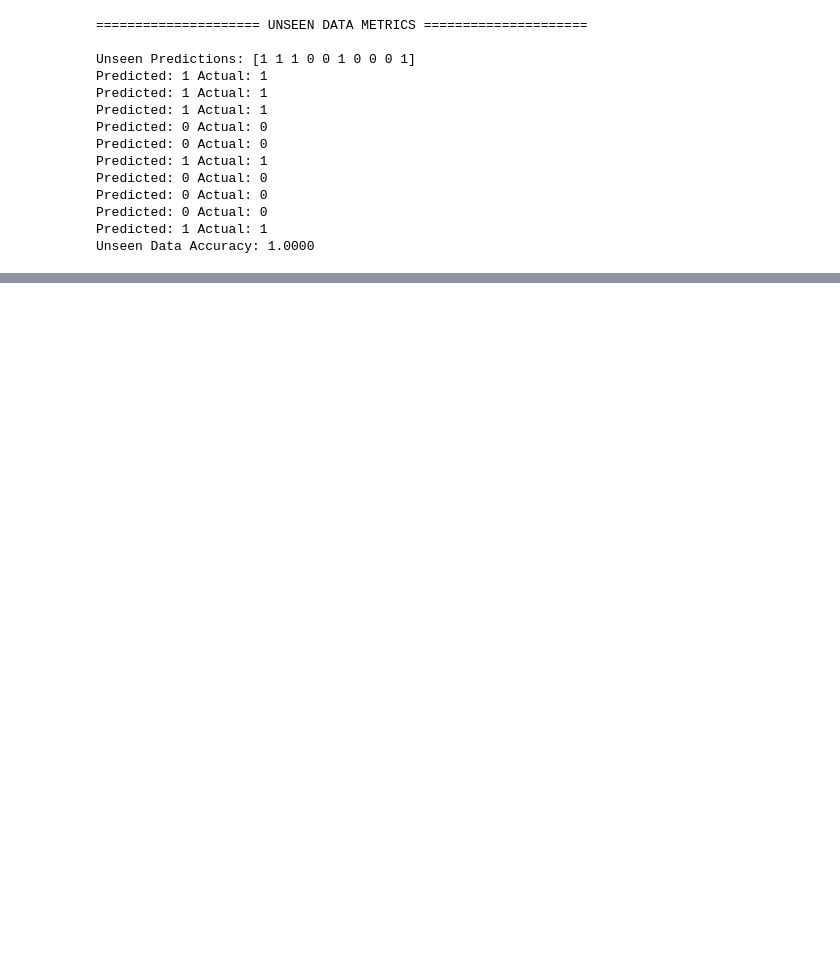
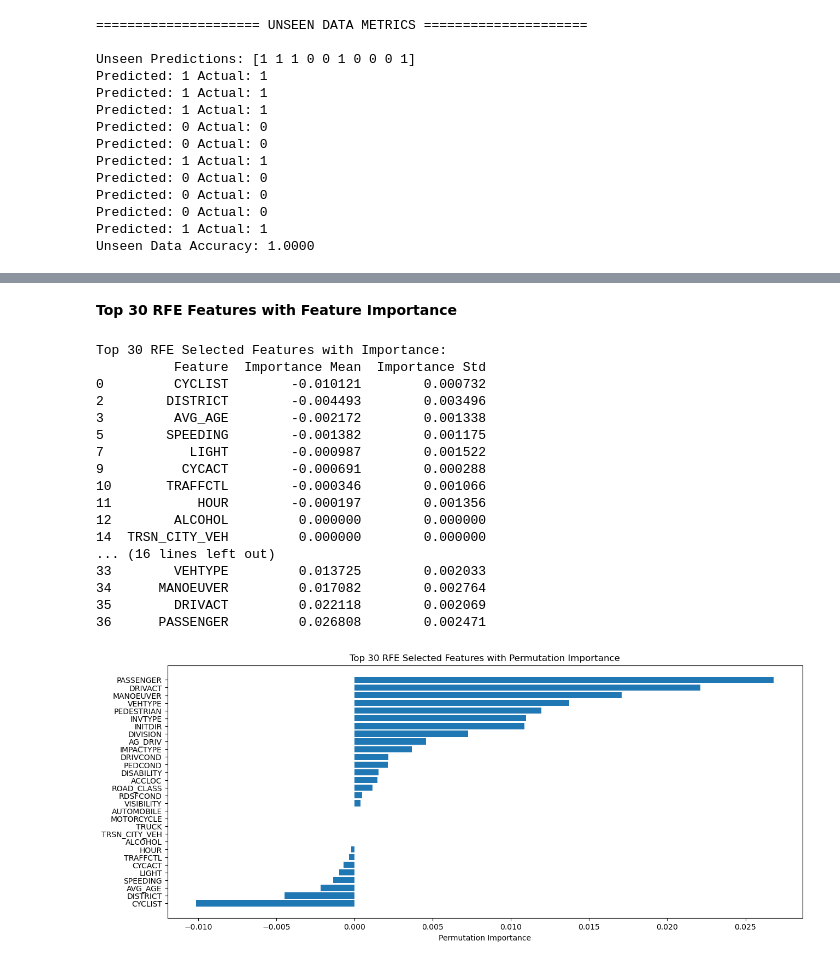
Before and after one commit to jdacenca/toronto-accident-prediction, a Jupyter notebook: SVM/notebook/svm_jupyter_v3.ipynb, the cells around one changed output, grey strips where cells are left out. Saved outputs shown, nothing was run; the diff lists cells and outputs as text; code cells hidden in the pictures; blank space fills up the shorter version.

```diff
--- a/SVM/notebook/svm_jupyter_v3.ipynb
+++ b/SVM/notebook/svm_jupyter_v3.ipynb
@@ -509,0 +544,27 @@ plt.show()
+# %%
+from sklearn.feature_selection import RFE
+
+X_train_transformed = preprocessor.fit_transform(X_train)
+
+# Get transformed feature names
+num_features_transformed = preprocessor.named_transformers_['num'].get_feature_names_out()
+cat_features_transformed = preprocessor.named_transformers_['cat'].named_steps['encoder'].get_feature_names_out()
+all_transformed_features = np.concatenate([num_features_transformed, cat_features_transformed])
+
+# Extract the SVC model from the pipeline
+svc_model = best_model.named_steps['svm']
+
+# Perform RFE
+rfe = RFE(estimator=svc_model, n_features_to_select=150)
+rfe.fit(X_train_transformed, y_train)
+
+# Get selected and eliminated features
+selected_features = all_transformed_features[rfe.support_]
+eliminated_features = all_transformed_features[~rfe.support_]
+
+# Print results
+print("\nSelected Features:")
+print(selected_features.tolist())
+
+print("\nEliminated Features:")
+print(eliminated_features.tolist())
@@ -509,0 +615,37 @@ plt.show()
+# %% [markdown]
+**Top 30 RFE Features with Feature Importance**
+# %%
+# Get the top 30 RFE-selected features
+top_30_rfe_features = list(selected_features_original)[:30]
+
+# Filter the importance dataframe to show only the RFE-selected features
+rfe_importance_df = importance_df[importance_df['Feature'].isin(top_30_rfe_features)]
+
+print("\nTop 30 RFE Selected Features with Importance:")
+print(rfe_importance_df)
+
+# Plot the top 30 RFE selected features with their importance
+plt.figure(figsize=(15, 6))
+plt.barh(rfe_importance_df["Feature"], rfe_importance_df["Importance Mean"])
+plt.xlabel("Permutation Importance")
+plt.title("Top 30 RFE Selected Features with Permutation Importance")
+plt.show()
+# %% [output]
+Top 30 RFE Selected Features with Importance:
+          Feature  Importance Mean  Importance Std
+0         CYCLIST        -0.010121        0.000732
+2        DISTRICT        -0.004493        0.003496
+3         AVG_AGE        -0.002172        0.001338
+5        SPEEDING        -0.001382        0.001175
+7           LIGHT        -0.000987        0.001522
+9          CYCACT        -0.000691        0.000288
+10       TRAFFCTL        -0.000346        0.001066
+11           HOUR        -0.000197        0.001356
+12        ALCOHOL         0.000000        0.000000
+14  TRSN_CITY_VEH         0.000000        0.000000
+... (16 lines left out)
+33        VEHTYPE         0.013725        0.002033
+34      MANOEUVER         0.017082        0.002764
+35        DRIVACT         0.022118        0.002069
+36      PASSENGER         0.026808        0.002471
+[figure, added]
```
Also changed, not shown: parts of 23 cells of this notebook, 4 other files.
